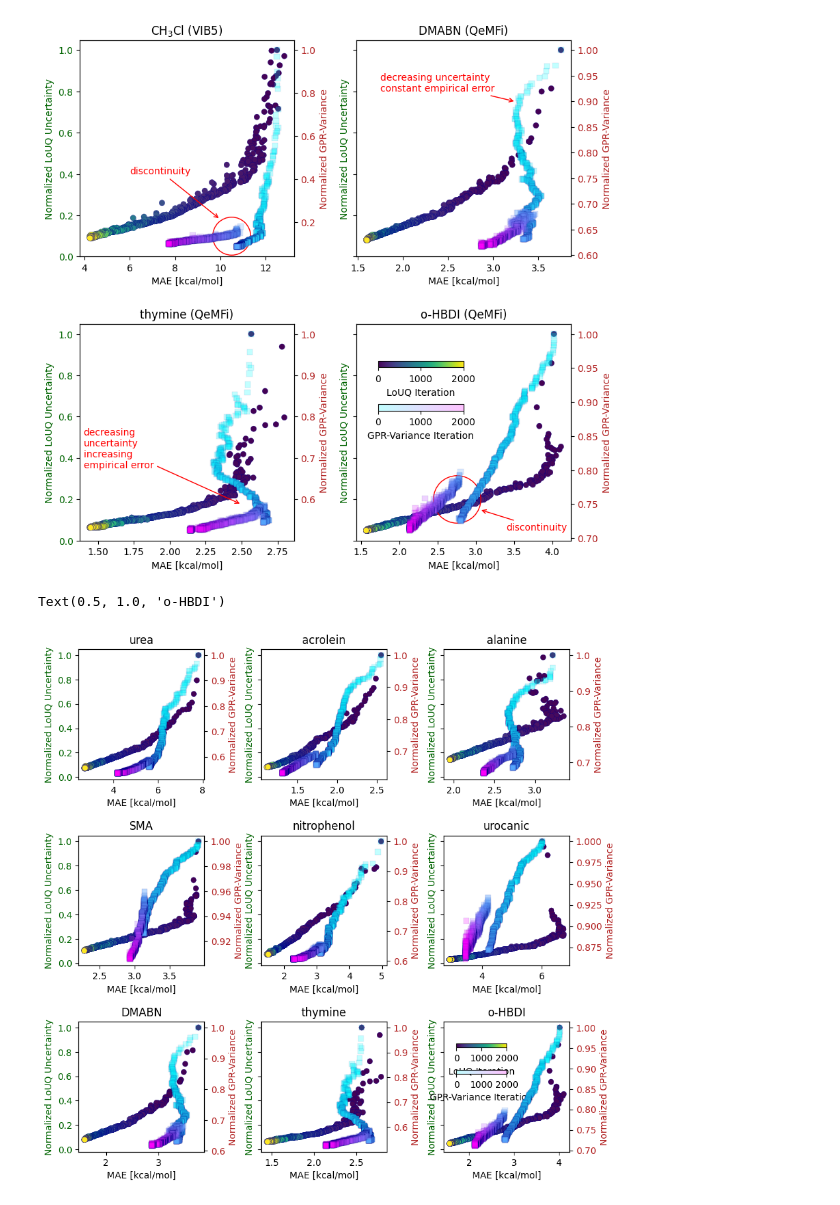
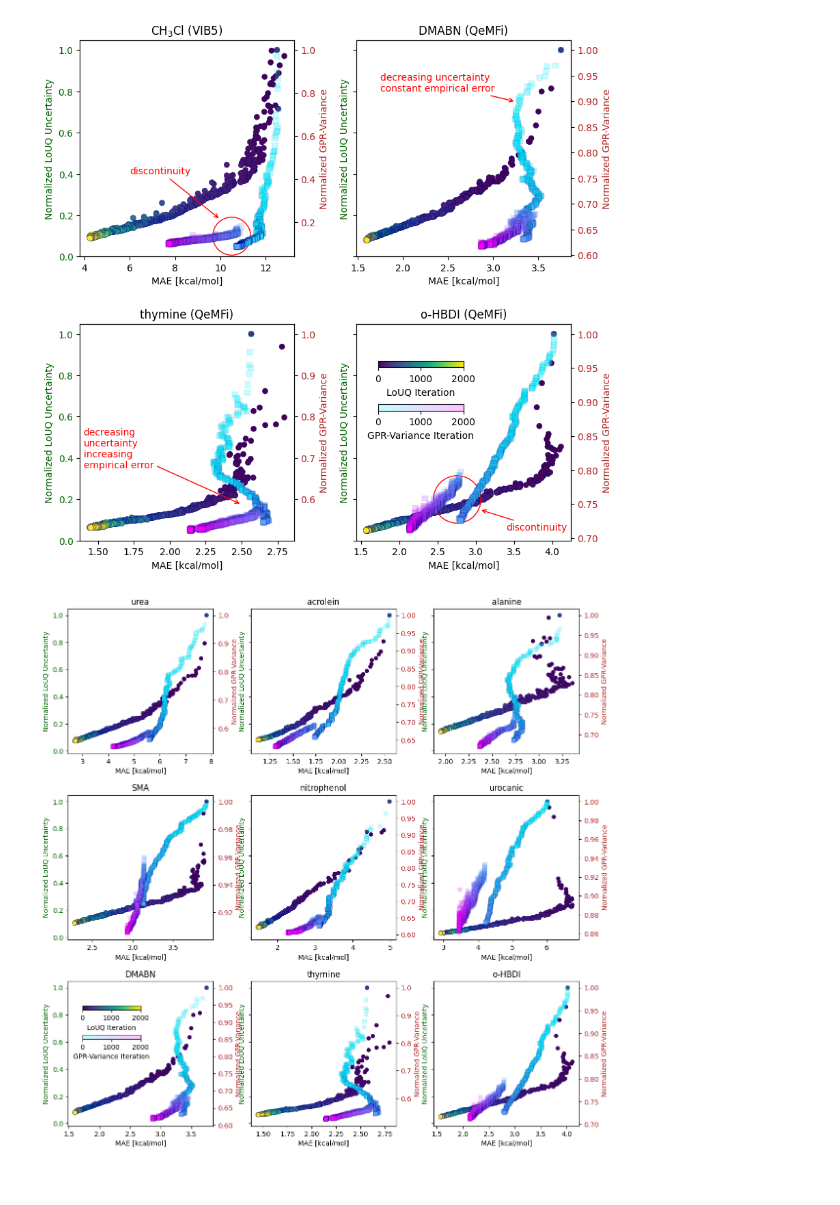
Before and after one commit to vivinvinod/LoUQAL-for-QC, a Jupyter notebook: plottingroutines.ipynb, the cells around one changed output. Drawn from its saved outputs; the diff is of its cells as text; code cells hidden in the pictures.

Commit message:
Cleaned up comments. Modified plots to be presentable.

```diff
--- a/plottingroutines.ipynb
+++ b/plottingroutines.ipynb
@@ -353,5 +369,0 @@ plt.savefig('QeMFi_crossbasis_tests.pdf',bbox_inches='tight',format='pdf')
-# %%
-a = np.random.random((10,3))
-mean_a = np.mean(a,axis=1)
-for i in range(3):
-    a[:,i] = a[:,i]-mean_a
@@ -679,19 +674,19 @@ plt.savefig('Calibration_combined.png',format='png',bbox_inches='tight',dpi=150.
 # %% [output]
 [figure]
 # %%
-fig,ax = plt.subplots(3,3,sharey=True,sharex=False,figsize=(9,9))
+fig,ax = plt.subplots(3,3,sharey=True,sharex=False,figsize=(12,12))
 fig.tight_layout(pad=4)
 ax = ax.flatten('C')
 mols = ['urea','acrolein','alanine','sma','nitrophenol','urocanic','dmabn','thymine','o-hbdi']
 for i in range(9):
-    if i<8:
+    if i==6:
+        mae_vs_uncertainty_twin_x_with_colorbar(mols[i],ax=ax[i],show_cbar=True)
+    else:
         mae_vs_uncertainty_twin_x_with_colorbar(mols[i],ax=ax[i],show_cbar=False)
-    else:
-        mae_vs_uncertainty_twin_x_with_colorbar(mols[i],ax=ax[i],show_cbar=True)
     ax[i].set_title(mols[i])
 ax[3].set_title('SMA')
 ax[6].set_title('DMABN')
 ax[-1].set_title('o-HBDI')
+plt.savefig('QeMFi_all_callibrations.png',format='png',dpi=250,bbox_inches='tight')
 # %% [output]
-Text(0.5, 1.0, 'o-HBDI')
-[figure, old version]
+[figure, new version]
```
Also changed, not shown: parts of 13 cells of this notebook.
